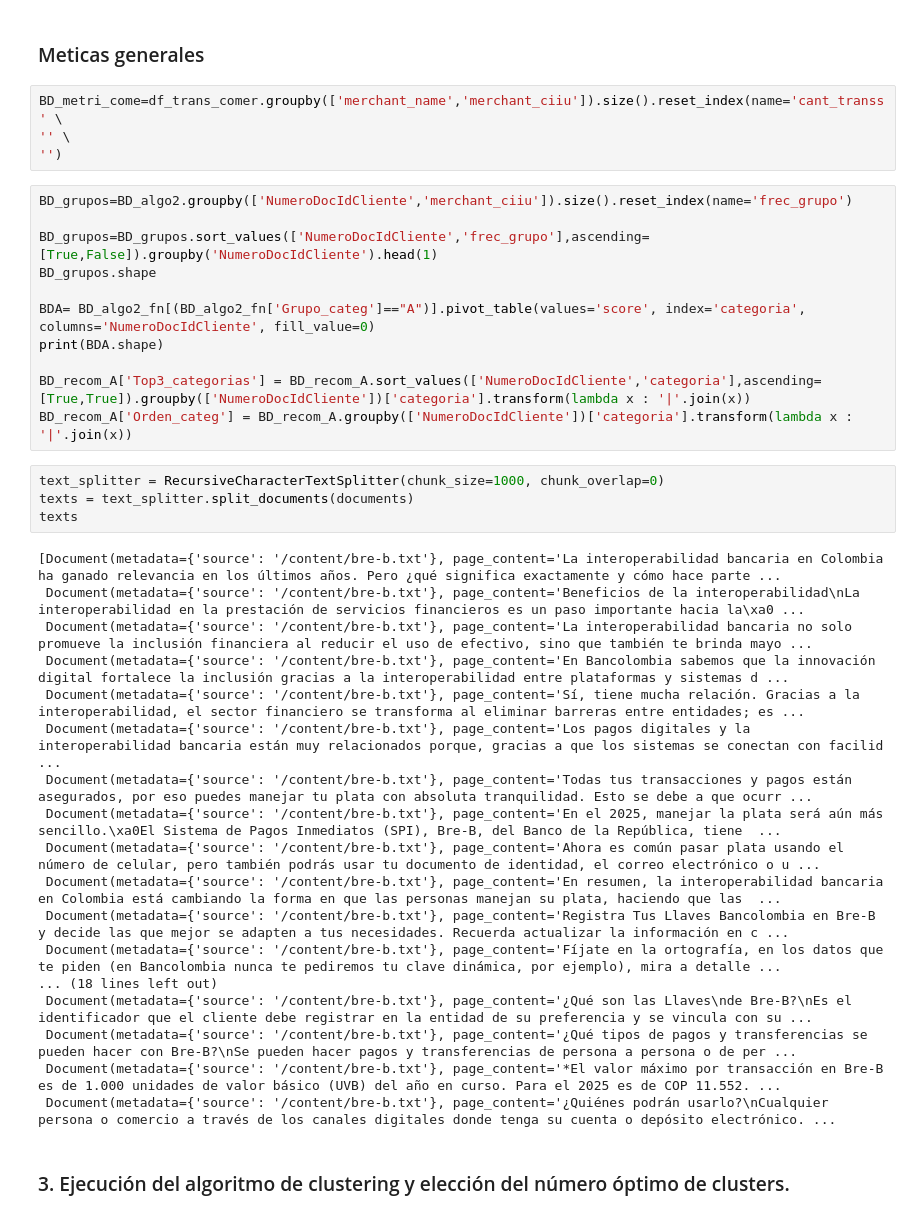
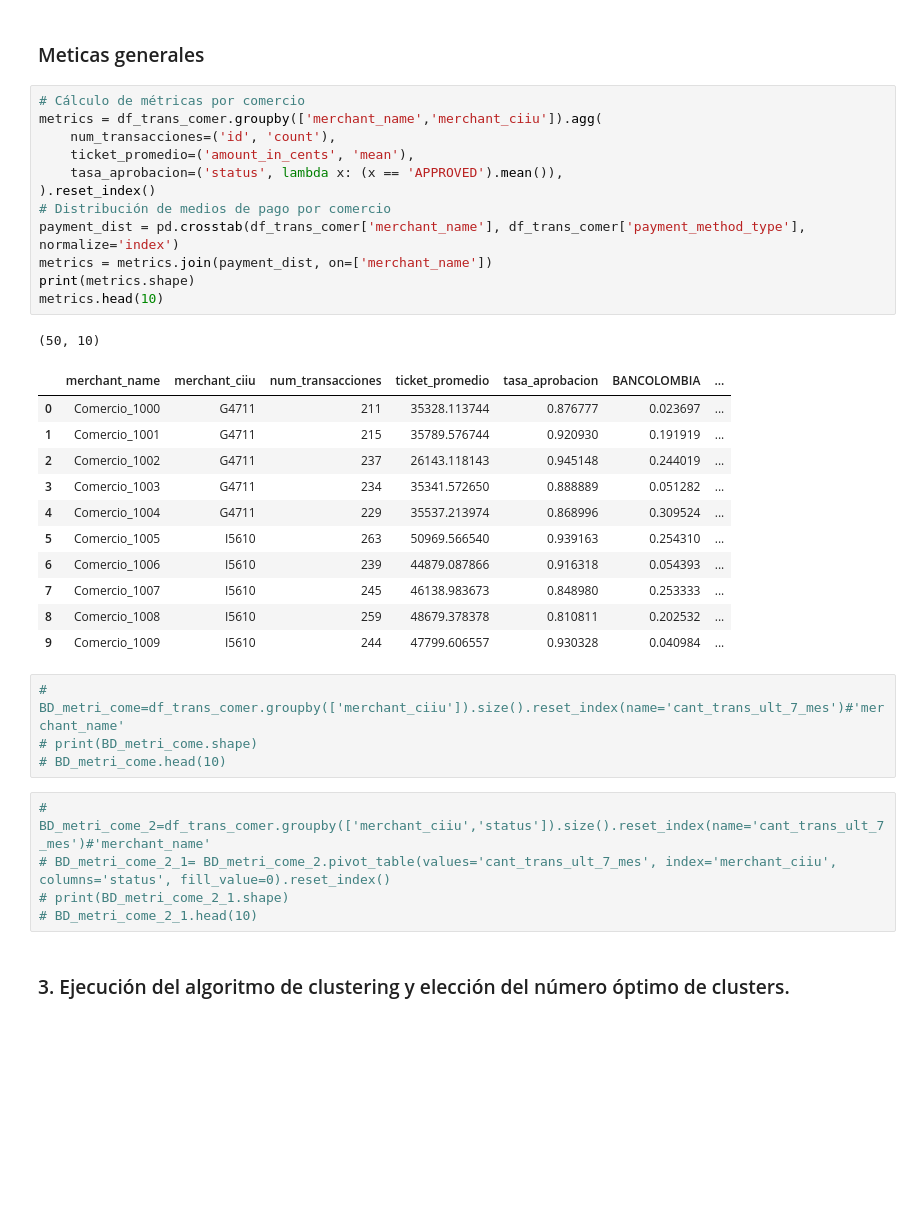
Before and after one commit to Dfperezgdatascientist/Prueba_tecnica_Wompi_EN, a Jupyter notebook: Prueba_tecnica_Wompi_Especialista_Negocio.ipynb, the cells around one changed output. Saved outputs shown, nothing was run; the diff lists cells and outputs as text; blank space fills up the shorter version.

```diff
--- a/Prueba_tecnica_Wompi_Especialista_Negocio.ipynb
+++ b/Prueba_tecnica_Wompi_Especialista_Negocio.ipynb
@@ -268,42 +281,39 @@ anio_mes
 Name: proportion, dtype: float64
 # %% [markdown]
 ### Meticas generales
+# %%
+# Cálculo de métricas por comercio
+metrics = df_trans_comer.groupby(['merchant_name','merchant_ciiu']).agg(
+    num_transacciones=('id', 'count'),
+    ticket_promedio=('amount_in_cents', 'mean'),
+    tasa_aprobacion=('status', lambda x: (x == 'APPROVED').mean()),
+).reset_index()
+# Distribución de medios de pago por comercio
+payment_dist = pd.crosstab(df_trans_comer['merchant_name'], df_trans_comer['payment_method_type'], normalize='index')
+metrics = metrics.join(payment_dist, on=['merchant_name'])
+print(metrics.shape)
+metrics.head(10)
+# %% [output]
+(50, 10)
+|  | merchant_name | merchant_ciiu | num_transacciones | ticket_promedio | tasa_aprobacion | BANCOLOMBIA | ... |
+| 0 | Comercio_1000 | G4711 | 211 | 35328.113744 | 0.876777 | 0.023697 | ... |
+| 1 | Comercio_1001 | G4711 | 215 | 35789.576744 | 0.920930 | 0.191919 | ... |
+| 2 | Comercio_1002 | G4711 | 237 | 26143.118143 | 0.945148 | 0.244019 | ... |
+| 3 | Comercio_1003 | G4711 | 234 | 35341.572650 | 0.888889 | 0.051282 | ... |
+| 4 | Comercio_1004 | G4711 | 229 | 35537.213974 | 0.868996 | 0.309524 | ... |
+| 5 | Comercio_1005 | I5610 | 263 | 50969.566540 | 0.939163 | 0.254310 | ... |
+| 6 | Comercio_1006 | I5610 | 239 | 44879.087866 | 0.916318 | 0.054393 | ... |
+| 7 | Comercio_1007 | I5610 | 245 | 46138.983673 | 0.848980 | 0.253333 | ... |
+| 8 | Comercio_1008 | I5610 | 259 | 48679.378378 | 0.810811 | 0.202532 | ... |
+| 9 | Comercio_1009 | I5610 | 244 | 47799.606557 | 0.930328 | 0.040984 | ... |
 # %%
-BD_metri_come=df_trans_comer.groupby(['merchant_name','merchant_ciiu']).size().reset_index(name='cant_transs' \
-'' \
-'')
+# BD_metri_come=df_trans_comer.groupby(['merchant_ciiu']).size().reset_index(name='cant_trans_ult_7_mes')#'merchant_name'
+# print(BD_metri_come.shape)
+# BD_metri_come.head(10)
-# %%
-BD_grupos=BD_algo2.groupby(['NumeroDocIdCliente','merchant_ciiu']).size().reset_index(name='frec_grupo')
-
-BD_grupos=BD_grupos.sort_values(['NumeroDocIdCliente','frec_grupo'],ascending=[True,False]).groupby('NumeroDocIdCliente').head(1)
-BD_grupos.shape
-
-BDA= BD_algo2_fn[(BD_algo2_fn['Grupo_categ']=="A")].pivot_table(values='score', index='categoria', columns='NumeroDocIdCliente', fill_value=0)
-print(BDA.shape)
-
-BD_recom_A['Top3_categorias'] = BD_recom_A.sort_values(['NumeroDocIdCliente','categoria'],ascending=[True,True]).groupby(['NumeroDocIdCliente'])['categoria'].transform(lambda x : '|'.join(x))
-BD_recom_A['Orden_categ'] = BD_recom_A.groupby(['NumeroDocIdCliente'])['categoria'].transform(lambda x : '|'.join(x))
-# %%
-text_splitter = RecursiveCharacterTextSplitter(chunk_size=1000, chunk_overlap=0)
-texts = text_splitter.split_documents(documents)
-texts
-# %% [output]
-[Document(metadata={'source': '/content/bre-b.txt'}, page_content='La interoperabilidad bancaria en Colombia ha ganado relevancia en los últimos años. Pero ¿qué significa exactamente y cómo hace parte ...
- Document(metadata={'source': '/content/bre-b.txt'}, page_content='Beneficios de la interoperabilidad\nLa interoperabilidad en la prestación de servicios financieros es un paso importante hacia la\xa0 ...
- Document(metadata={'source': '/content/bre-b.txt'}, page_content='La interoperabilidad bancaria no solo promueve la inclusión financiera al reducir el uso de efectivo, sino que también te brinda mayo ...
- Document(metadata={'source': '/content/bre-b.txt'}, page_content='En Bancolombia sabemos que la innovación digital fortalece la inclusión gracias a la interoperabilidad entre plataformas y sistemas d ...
- Document(metadata={'source': '/content/bre-b.txt'}, page_content='Sí, tiene mucha relación. Gracias a la interoperabilidad, el sector financiero se transforma al eliminar barreras entre entidades; es ...
- Document(metadata={'source': '/content/bre-b.txt'}, page_content='Los pagos digitales y la interoperabilidad bancaria están muy relacionados porque, gracias a que los sistemas se conectan con facilid ...
- Document(metadata={'source': '/content/bre-b.txt'}, page_content='Todas tus transacciones y pagos están asegurados, por eso puedes manejar tu plata con absoluta tranquilidad. Esto se debe a que ocurr ...
- Document(metadata={'source': '/content/bre-b.txt'}, page_content='En el 2025, manejar la plata será aún más sencillo.\xa0El Sistema de Pagos Inmediatos (SPI), Bre-B, del Banco de la República, tiene  ...
- Document(metadata={'source': '/content/bre-b.txt'}, page_content='Ahora es común pasar plata usando el número de celular, pero también podrás usar tu documento de identidad, el correo electrónico o u ...
- Document(metadata={'source': '/content/bre-b.txt'}, page_content='En resumen, la interoperabilidad bancaria en Colombia está cambiando la forma en que las personas manejan su plata, haciendo que las  ...
- Document(metadata={'source': '/content/bre-b.txt'}, page_content='Registra Tus Llaves Bancolombia en Bre-B y decide las que mejor se adapten a tus necesidades. Recuerda actualizar la información en c ...
- Document(metadata={'source': '/content/bre-b.txt'}, page_content='Fíjate en la ortografía, en los datos que te piden (en Bancolombia nunca te pediremos tu clave dinámica, por ejemplo), mira a detalle ...
-... (18 lines left out)
- Document(metadata={'source': '/content/bre-b.txt'}, page_content='¿Qué son las Llaves\nde Bre-B?\nEs el identificador que el cliente debe registrar en la entidad de su preferencia y se vincula con su ...
- Document(metadata={'source': '/content/bre-b.txt'}, page_content='¿Qué tipos de pagos y transferencias se pueden hacer con Bre-B?\nSe pueden hacer pagos y transferencias de persona a persona o de per ...
- Document(metadata={'source': '/content/bre-b.txt'}, page_content='*El valor máximo por transacción en Bre-B es de 1.000 unidades de valor básico (UVB) del año en curso. Para el 2025 es de COP 11.552. ...
- Document(metadata={'source': '/content/bre-b.txt'}, page_content='¿Quiénes podrán usarlo?\nCualquier persona o comercio a través de los canales digitales donde tenga su cuenta o depósito electrónico. ...
+# %%
+# BD_metri_come_2=df_trans_comer.groupby(['merchant_ciiu','status']).size().reset_index(name='cant_trans_ult_7_mes')#'merchant_name'
+# BD_metri_come_2_1= BD_metri_come_2.pivot_table(values='cant_trans_ult_7_mes', index='merchant_ciiu', columns='status', fill_value=0).reset_index()
+# print(BD_metri_come_2_1.shape)
+# BD_metri_come_2_1.head(10)
 # %% [markdown]
 ### 3. Ejecución del algoritmo de clustering y elección del número óptimo de clusters.
```
Also changed, not shown: parts of 48 cells of this notebook.
